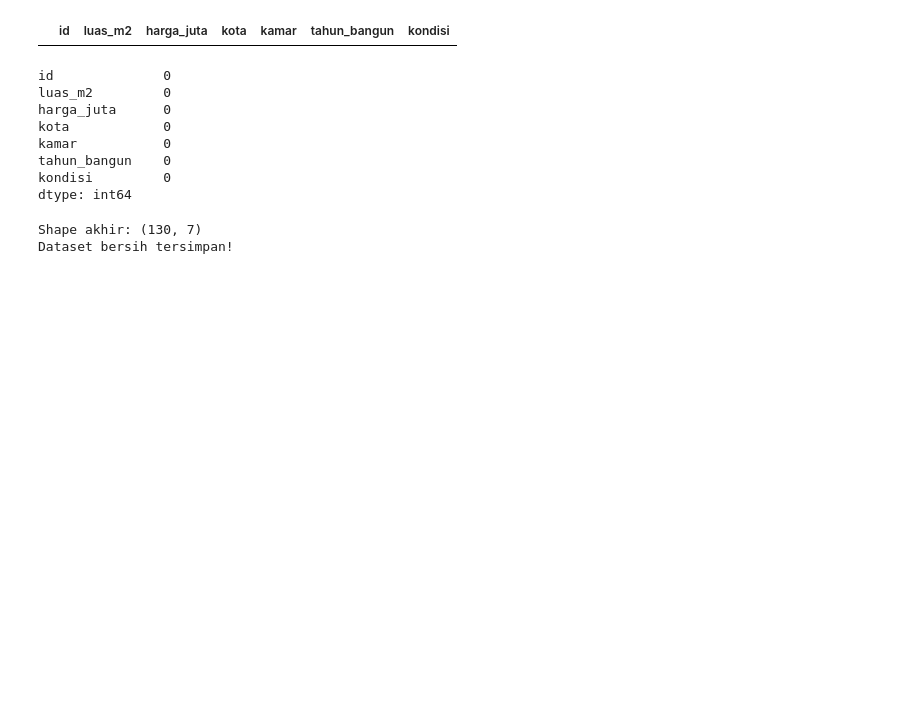
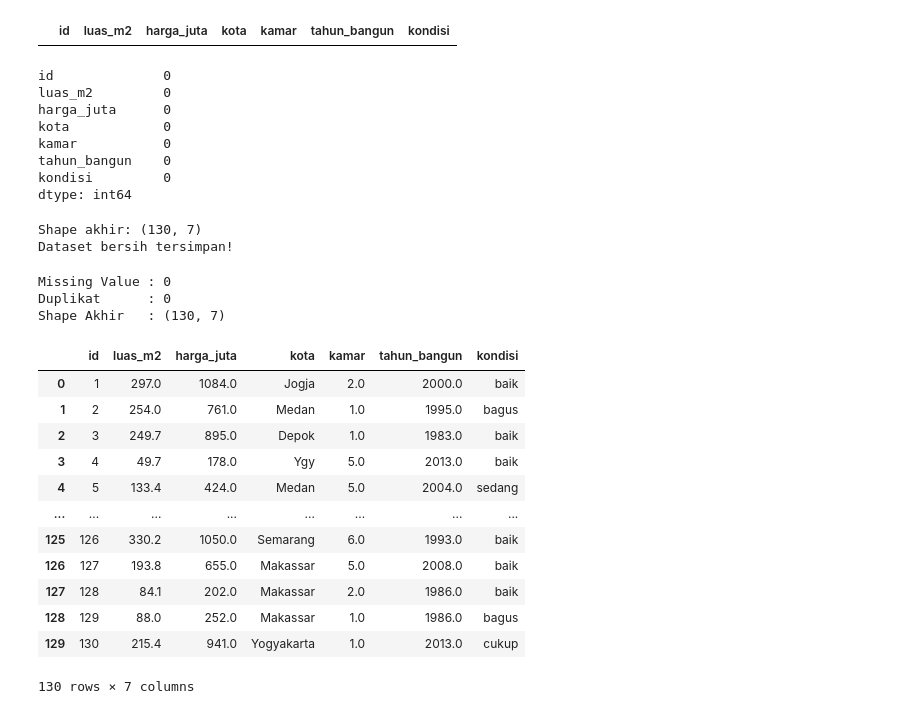
Before and after one commit to WahyuriN/UTS_datasience, a Jupyter notebook: pertemuan3_wahyu_ari_nugroho_240401010173.ipynb, the cells around one changed output. Cells and saved outputs as stored; diff of their text form; code cells hidden in the pictures; blank space fills up the shorter version.

```diff
--- a/pertemuan3_wahyu_ari_nugroho_240401010173.ipynb
+++ b/pertemuan3_wahyu_ari_nugroho_240401010173.ipynb
@@ -68,3 +68,27 @@ print('Dataset bersih tersimpan!')
 # %% [output]
 Shape akhir: (130, 7)
 Dataset bersih tersimpan!
+# %%
+print("Missing Value :", df.isnull().sum().sum())
+print("Duplikat      :", df.duplicated().sum())
+print("Shape Akhir   :", df.shape)
+# %% [output]
+Missing Value : 0
+Duplikat      : 0
+Shape Akhir   : (130, 7)
+# %%
+display(df)
+# %% [output]
+|  | id | luas_m2 | harga_juta | kota | kamar | tahun_bangun | kondisi |
+| 0 | 1 | 297.0 | 1084.0 | Jogja | 2.0 | 2000.0 | baik |
+| 1 | 2 | 254.0 | 761.0 | Medan | 1.0 | 1995.0 | bagus |
+| 2 | 3 | 249.7 | 895.0 | Depok | 1.0 | 1983.0 | baik |
+| 3 | 4 | 49.7 | 178.0 | Ygy | 5.0 | 2013.0 | baik |
+| 4 | 5 | 133.4 | 424.0 | Medan | 5.0 | 2004.0 | sedang |
+| ... | ... | ... | ... | ... | ... | ... | ... |
+| 125 | 126 | 330.2 | 1050.0 | Semarang | 6.0 | 1993.0 | baik |
+| 126 | 127 | 193.8 | 655.0 | Makassar | 5.0 | 2008.0 | baik |
+| 127 | 128 | 84.1 | 202.0 | Makassar | 2.0 | 1986.0 | baik |
+| 128 | 129 | 88.0 | 252.0 | Makassar | 1.0 | 1986.0 | bagus |
+| 129 | 130 | 215.4 | 941.0 | Yogyakarta | 1.0 | 2013.0 | cukup |
+130 rows × 7 columns
```
Also changed, not shown: parts of 3 cells of this notebook.
